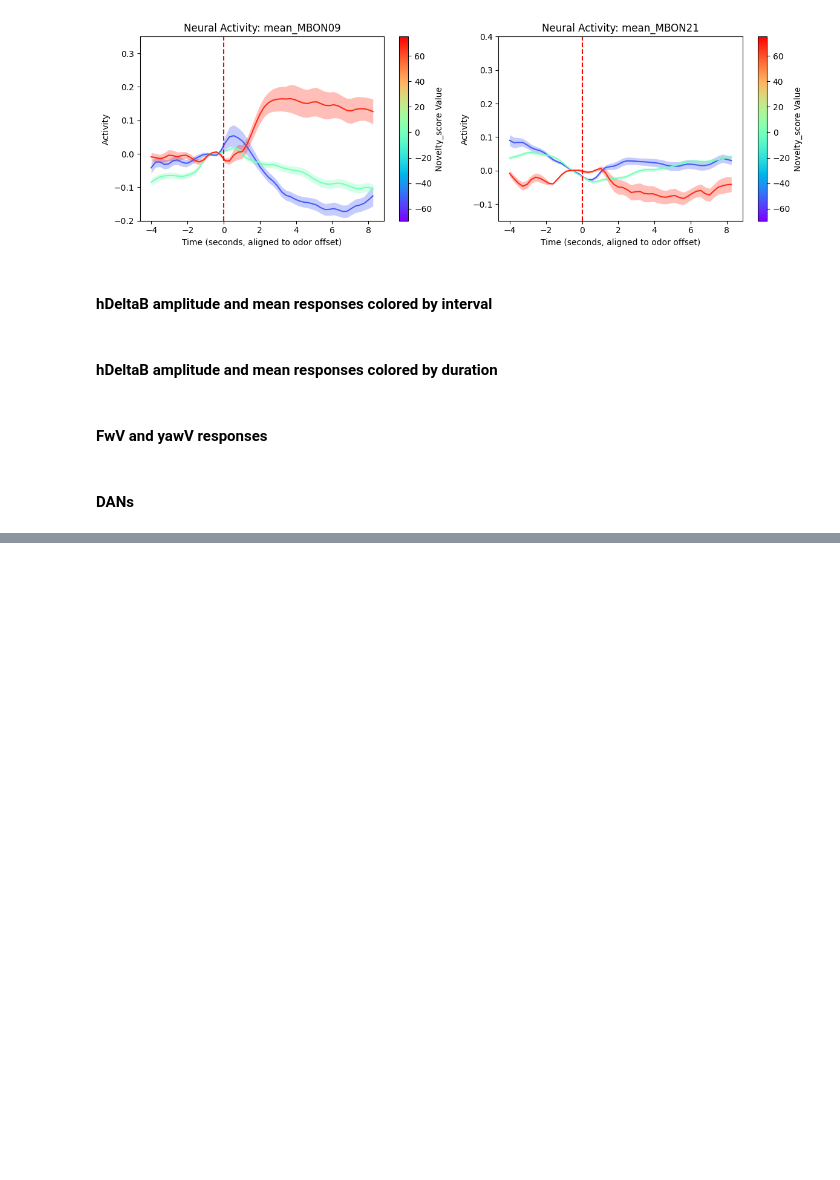
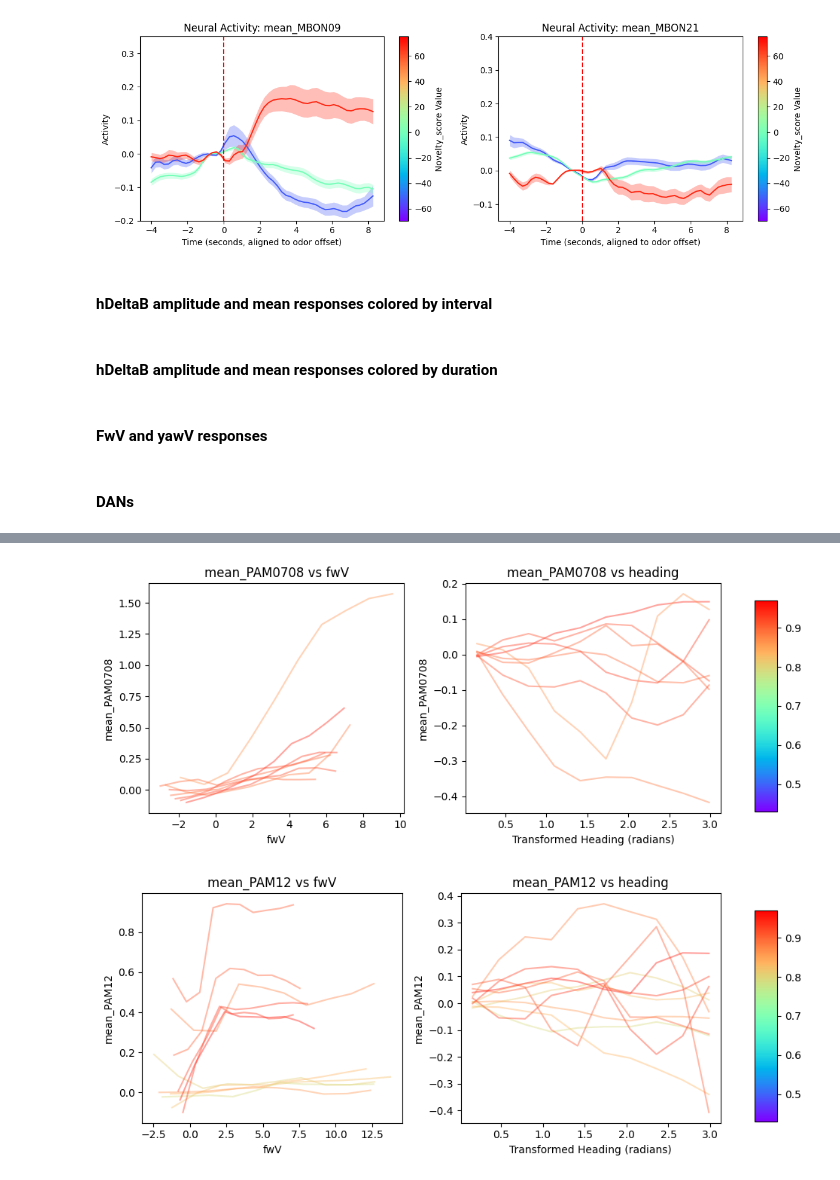
Before and after one commit to jingxuanf0214/thesis-2p-behavior-align, a Jupyter notebook: imaging/sparse_odor_analysis.ipynb, the cells around one changed output, grey strips where cells are left out. Drawn from its saved outputs; the diff is of its cells as text; code cells hidden in the pictures; blank space fills up the shorter version.

```diff
--- a/imaging/sparse_odor_analysis.ipynb
+++ b/imaging/sparse_odor_analysis.ipynb
@@ -2237,10 +2253,13 @@ combined_df_DAN
 # %%
 #combined_df_filtered = combined_df[~((combined_df['folder_name'] == '20231107-1_MBON21_GCAMP7f_odor_5dur25isi') & (combined_df['trialid'] == 3))]
 combined_df_DAN_copy = combined_df_DAN[combined_df_DAN.net_motion_state==1].copy()
 
 plot_tuning_curve_wrapper_2(combined_df_DAN_copy, ["mean_PAM0708", "mean_PAM12"], behavioral_vars=['fwV',  'heading'],
                               num_bins=10, percentile_low=1, percentile_high=99,
-                              plot_column='rho_t', plot_var_func=None, apply_smoothing=True)
+                              plot_column='rho_t', plot_var_func=None, apply_smoothing=True,color_map=plt.cm.rainbow)
+# %% [output]
+[figure, added]
+[figure, added]
 # %%
 
 def count_nonzero_avg_conditions(df,meancol = 'mean_PAM12'):
```
Also changed, not shown: parts of 3 cells of this notebook.
